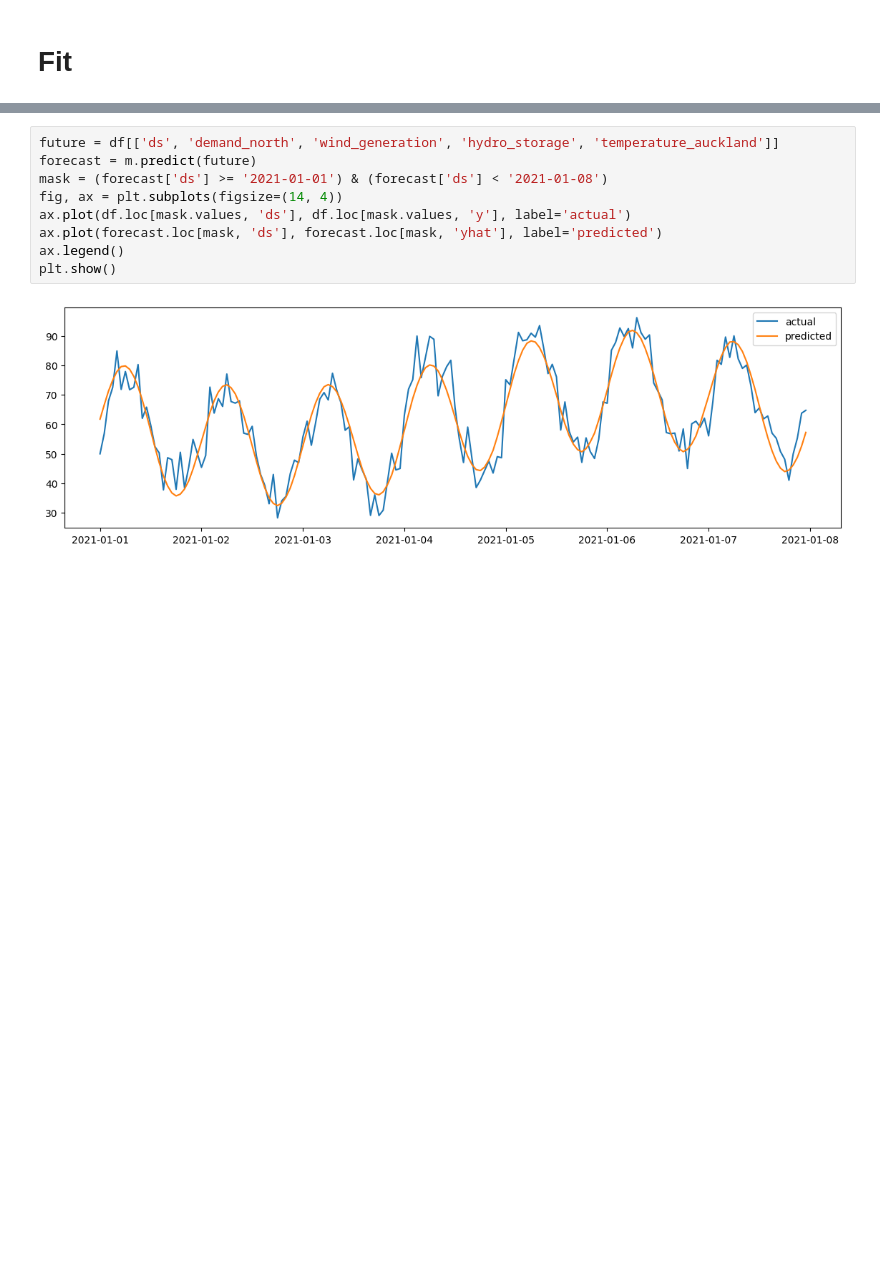
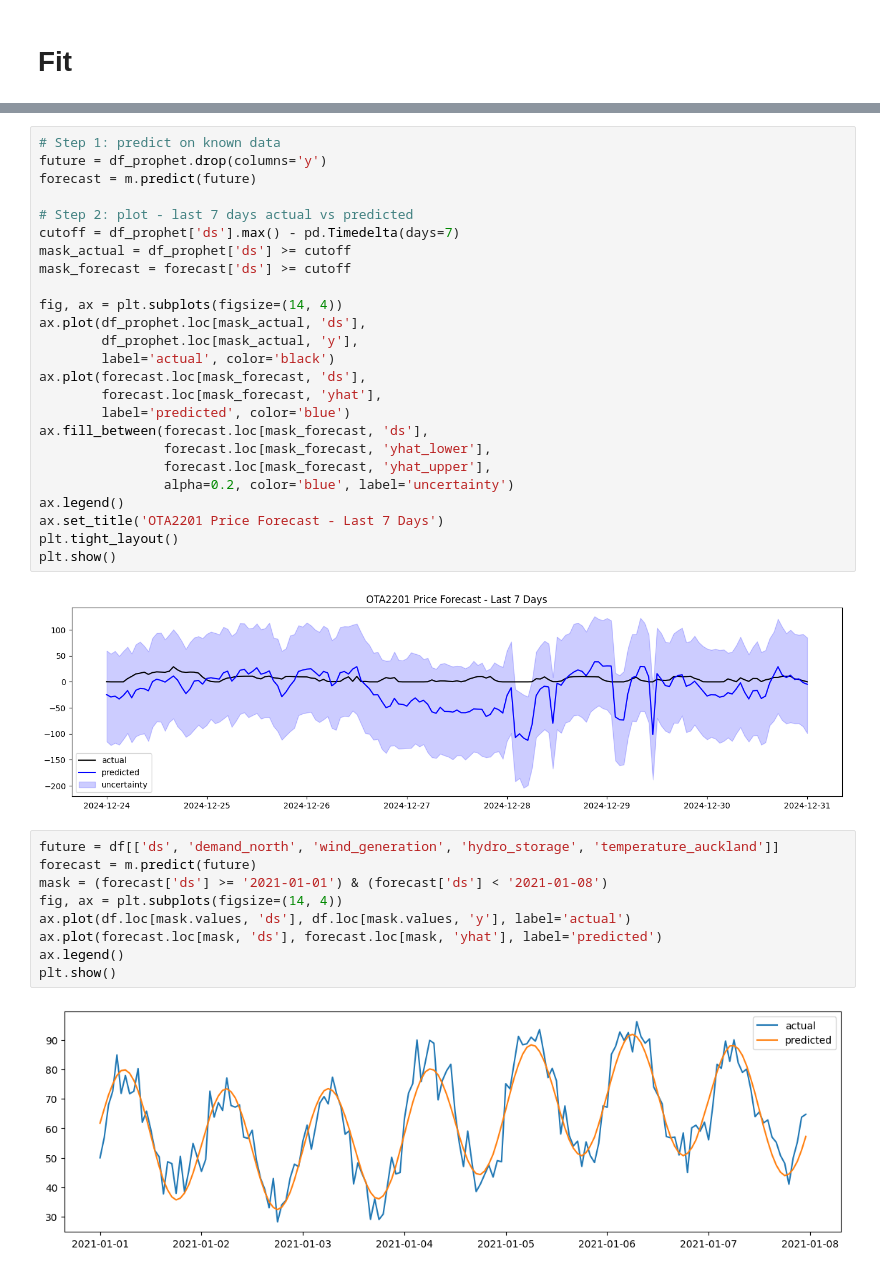
Before and after one commit to DaveGiGi/Duckstradamus, a Jupyter notebook: Model_Prophet/Prophet.ipynb, the cells around one changed output, grey strips where cells are left out. Cells and saved outputs as stored; diff of their text form; blank space fills up the shorter version.

```diff
--- a/Model_Prophet/Prophet.ipynb
+++ b/Model_Prophet/Prophet.ipynb
@@ -157,3 +269,30 @@ plt.close(fig2)
+# %%
+# Step 1: predict on known data
+future = df_prophet.drop(columns='y')
+forecast = m.predict(future)
+
+# Step 2: plot - last 7 days actual vs predicted
+cutoff = df_prophet['ds'].max() - pd.Timedelta(days=7)
+mask_actual = df_prophet['ds'] >= cutoff
+mask_forecast = forecast['ds'] >= cutoff
+
+fig, ax = plt.subplots(figsize=(14, 4))
+ax.plot(df_prophet.loc[mask_actual, 'ds'],
+        df_prophet.loc[mask_actual, 'y'],
+        label='actual', color='black')
+ax.plot(forecast.loc[mask_forecast, 'ds'],
+        forecast.loc[mask_forecast, 'yhat'],
+        label='predicted', color='blue')
+ax.fill_between(forecast.loc[mask_forecast, 'ds'],
+                forecast.loc[mask_forecast, 'yhat_lower'],
+                forecast.loc[mask_forecast, 'yhat_upper'],
+                alpha=0.2, color='blue', label='uncertainty')
+ax.legend()
+ax.set_title('OTA2201 Price Forecast - Last 7 Days')
+plt.tight_layout()
+plt.show()
+# %% [output]
+[figure, added]
 # %%
 future = df[['ds', 'demand_north', 'wind_generation', 'hydro_storage', 'temperature_auckland']]
 forecast = m.predict(future)
```
Also changed, not shown: parts of 14 cells of this notebook, 4 other files.
